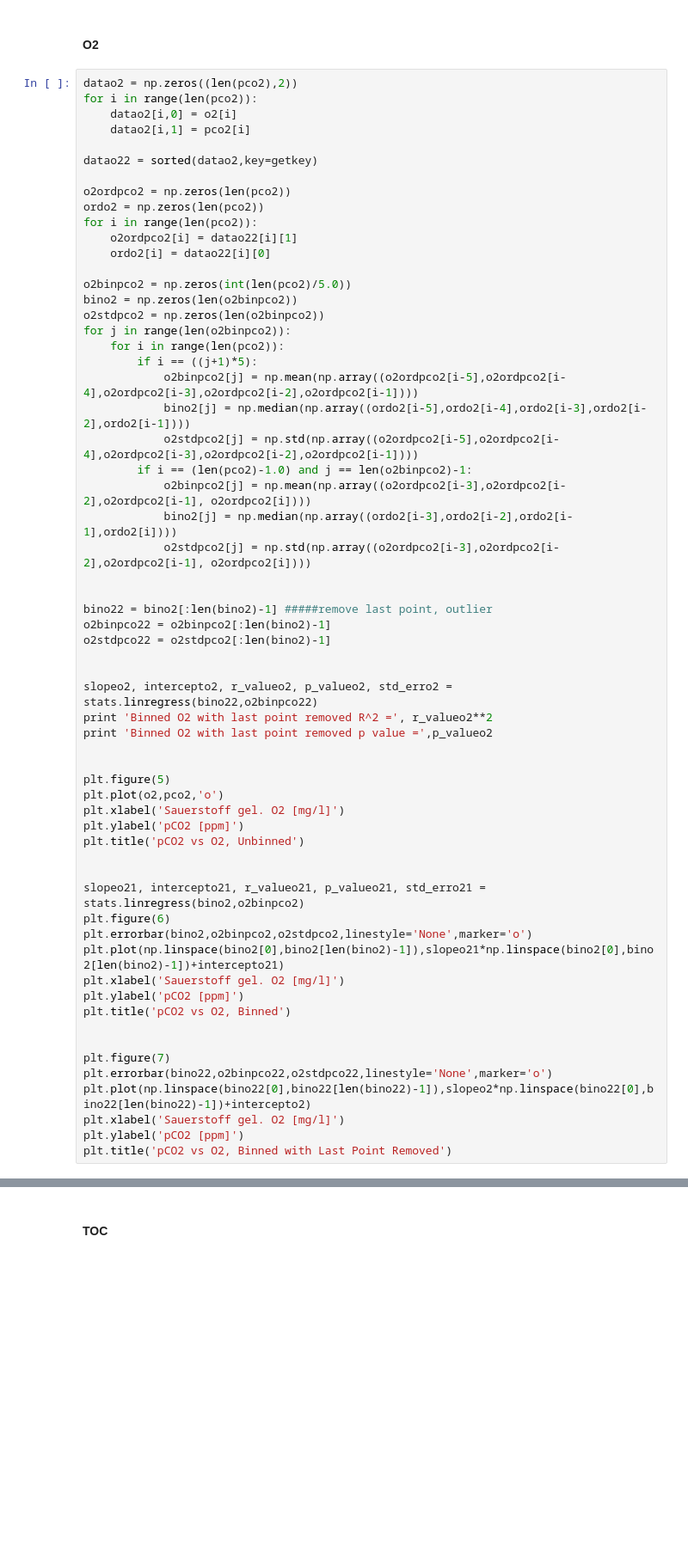
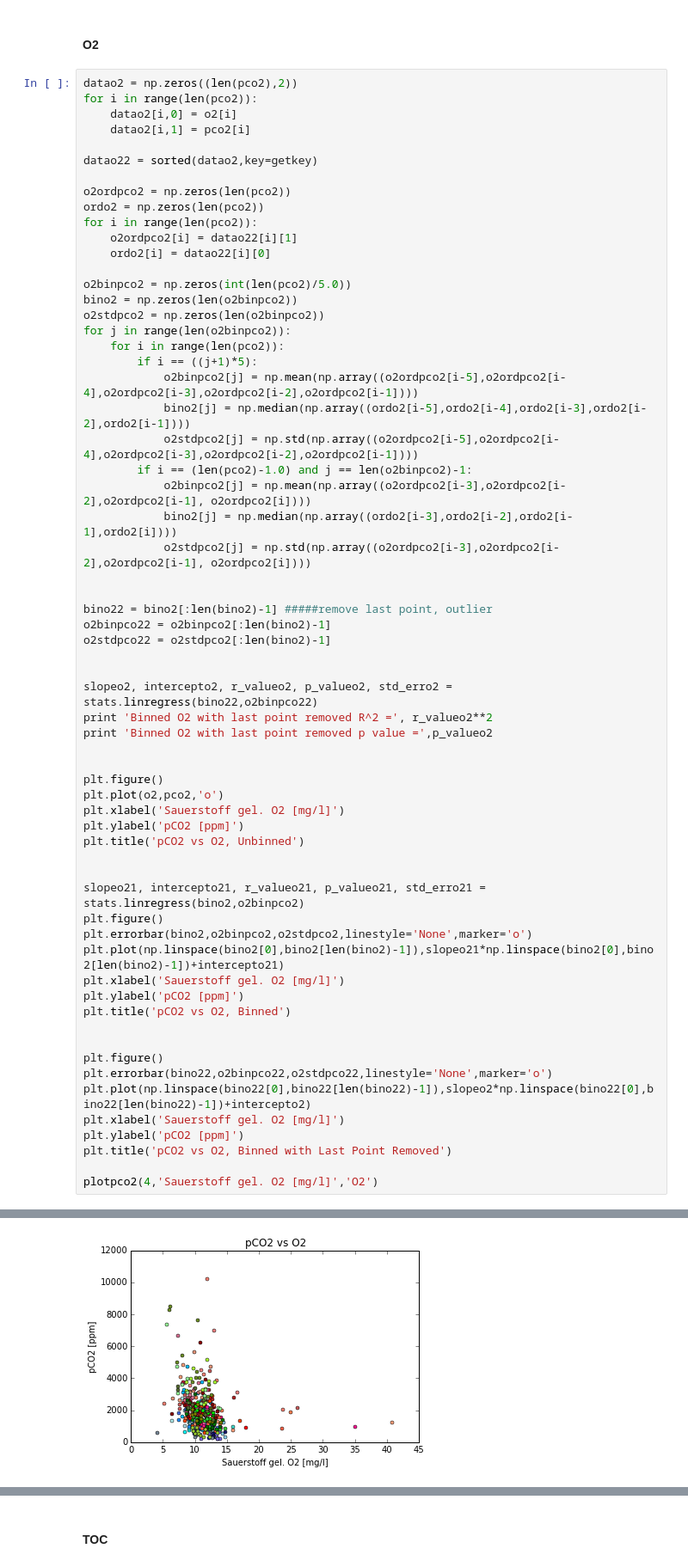
Before and after one commit to egyang24/CarbonStream, a Jupyter notebook: pCO2_vs_other_variables.ipynb, the cells around one changed output, grey strips where cells are left out. Shown at 86% size. Saved outputs shown, nothing was run; the diff lists cells and outputs as text; blank space fills up the shorter version.

```diff
--- a/pCO2_vs_other_variables.ipynb
+++ b/pCO2_vs_other_variables.ipynb
@@ -323,7 +453,7 @@ print 'Binned O2 with last point removed R^2 =', r_valueo2**2
 print 'Binned O2 with last point removed p value =',p_valueo2
 
 
-plt.figure(5)
+plt.figure()
 plt.plot(o2,pco2,'o')
 plt.xlabel('Sauerstoff gel. O2 [mg/l]')
 plt.ylabel('pCO2 [ppm]')
@@ -331,7 +461,7 @@ plt.title('pCO2 vs O2, Unbinned')
 
 
 slopeo21, intercepto21, r_valueo21, p_valueo21, std_erro21 = stats.linregress(bino2,o2binpco2)
-plt.figure(6)
+plt.figure()
 plt.errorbar(bino2,o2binpco2,o2stdpco2,linestyle='None',marker='o')
 plt.plot(np.linspace(bino2[0],bino2[len(bino2)-1]),slopeo21*np.linspace(bino2[0],bino2[len(bino2)-1])+intercepto21)
 plt.xlabel('Sauerstoff gel. O2 [mg/l]')
@@ -339,12 +469,14 @@ plt.ylabel('pCO2 [ppm]')
 plt.title('pCO2 vs O2, Binned')
 
 
-plt.figure(7)
+plt.figure()
 plt.errorbar(bino22,o2binpco22,o2stdpco22,linestyle='None',marker='o')
 plt.plot(np.linspace(bino22[0],bino22[len(bino22)-1]),slopeo2*np.linspace(bino22[0],bino22[len(bino22)-1])+intercepto2)
 plt.xlabel('Sauerstoff gel. O2 [mg/l]')
 plt.ylabel('pCO2 [ppm]')
 plt.title('pCO2 vs O2, Binned with Last Point Removed')
+
+plotpco2(4,'Sauerstoff gel. O2 [mg/l]','O2')
 # %% [output]
 Binned O2 with last point removed R^2 = 0.358441457643
 Binned O2 with last point removed p value = 1.173167174e-10
@@ -352,3 +483,4 @@ Binned O2 with last point removed p value = 1.173167174e-10
 [figure]
 [figure]
 [figure]
+[figure, added]
```
Also changed, not shown: parts of 14 cells of this notebook.
